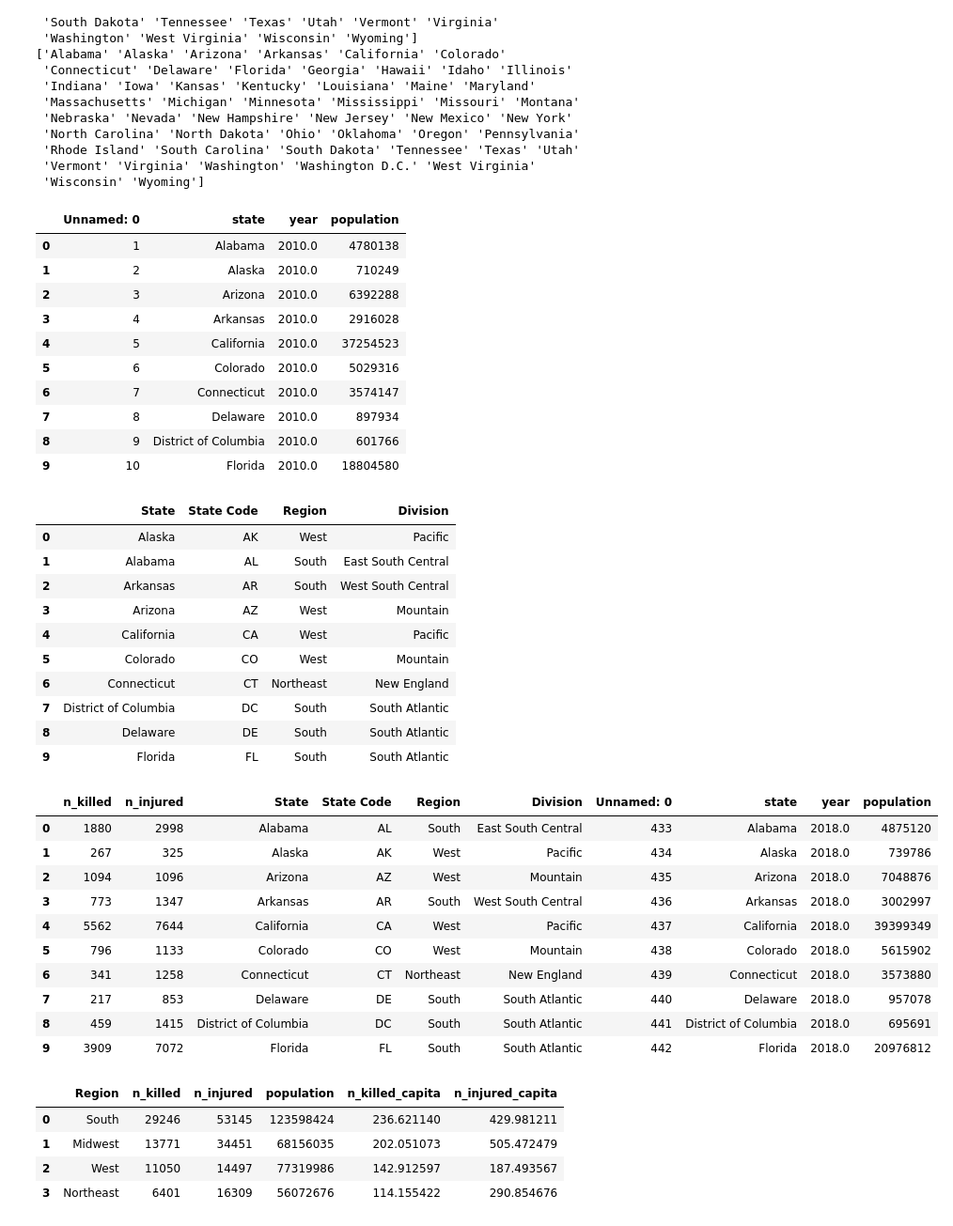
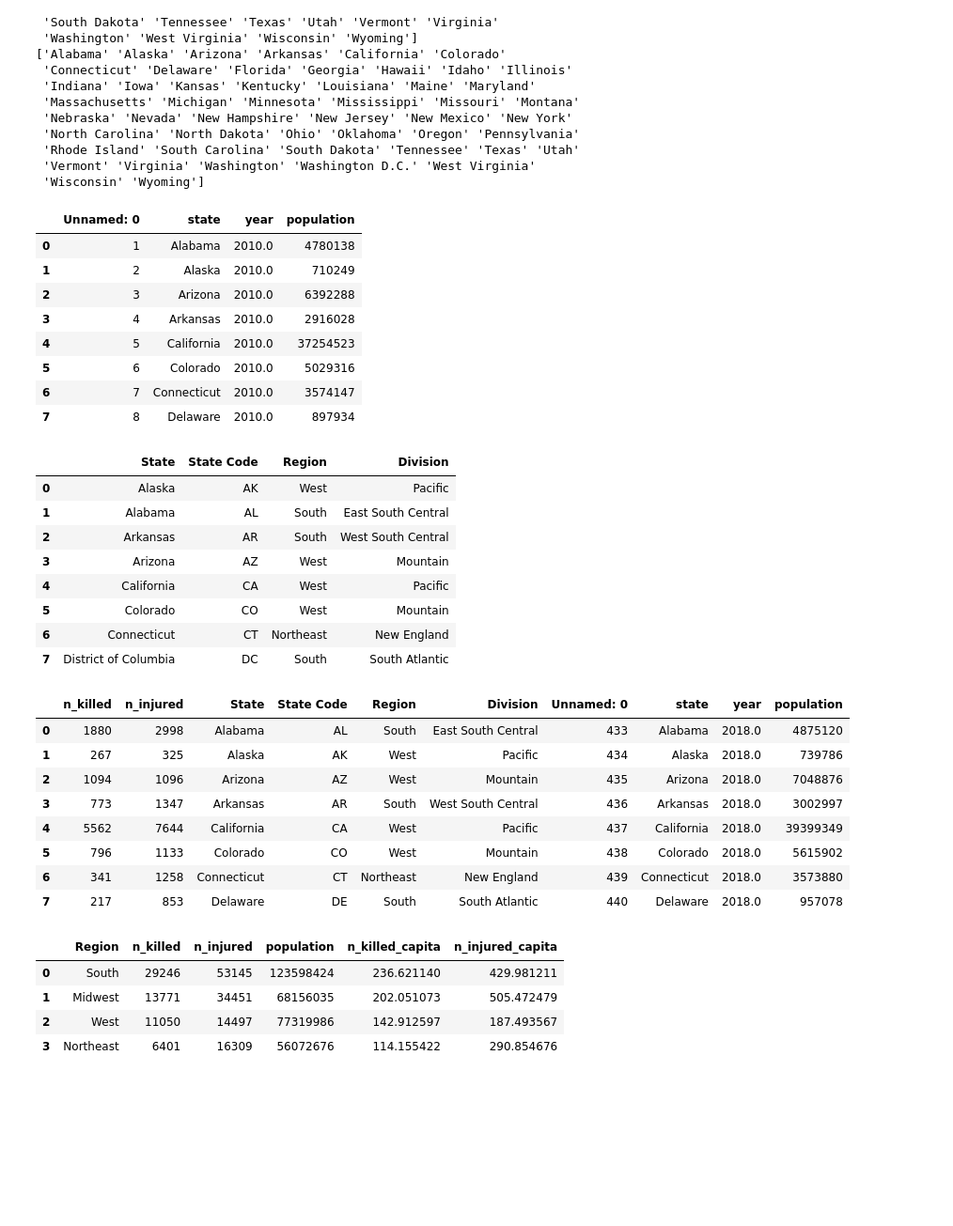
Before and after one commit to usefulmove/code, a Jupyter notebook: guns/guns.ipynb, the cells around one changed output. Shown at 94% size. Cells and saved outputs as stored; diff of their text form; code cells hidden in the pictures; blank space fills up the shorter version.

```diff
--- a/guns/guns.ipynb
+++ b/guns/guns.ipynb
@@ -110,7 +106,7 @@ print(set_two)
 # %%
 population = pd.read_csv("/content/gdrive/MyDrive/data/us-states-population-year.csv")
 
-display(population.head(10))
+display(population[:8])
 # %% [output]
 |  | Unnamed: 0 | state | year | population |
 | 0 | 1 | Alabama | 2010.0 | 4780138 |
@@ -121,12 +117,10 @@ display(population.head(10))
 | 5 | 6 | Colorado | 2010.0 | 5029316 |
 | 6 | 7 | Connecticut | 2010.0 | 3574147 |
 | 7 | 8 | Delaware | 2010.0 | 897934 |
-| 8 | 9 | District of Columbia | 2010.0 | 601766 |
-| 9 | 10 | Florida | 2010.0 | 18804580 |
 # %%
 states = pd.read_csv("/content/gdrive/MyDrive/data/us-states-regions-divisions.csv")
 
-display(states.head(10))
+display(states[:8])
 # %% [output]
 |  | State | State Code | Region | Division |
 | 0 | Alaska | AK | West | Pacific |
@@ -137,28 +131,24 @@ display(states.head(10))
 | 5 | Colorado | CO | West | Mountain |
 | 6 | Connecticut | CT | Northeast | New England |
 | 7 | District of Columbia | DC | South | South Atlantic |
-| 8 | Delaware | DE | South | South Atlantic |
-| 9 | Florida | FL | South | South Atlantic |
 # %%
 data_states = data[["state", "n_killed", "n_injured"]] \
     .groupby("state") \
     .aggregate("sum") \
     .merge(states, left_on="state", right_on="State") \
     .merge(population[population.year == 2018], left_on="State", right_on="state")
 
-display(data_states.head(10))
+display(data_states[:8])
 # %% [output]
 |  | n_killed | n_injured | State | State Code | Region | Division | Unnamed: 0 | state | year | population |
 | 0 | 1880 | 2998 | Alabama | AL | South | East South Central | 433 | Alabama | 2018.0 | 4875120 |
 | 1 | 267 | 325 | Alaska | AK | West | Pacific | 434 | Alaska | 2018.0 | 739786 |
 | 2 | 1094 | 1096 | Arizona | AZ | West | Mountain | 435 | Arizona | 2018.0 | 7048876 |
 | 3 | 773 | 1347 | Arkansas | AR | South | West South Central | 436 | Arkansas | 2018.0 | 3002997 |
 | 4 | 5562 | 7644 | California | CA | West | Pacific | 437 | California | 2018.0 | 39399349 |
 | 5 | 796 | 1133 | Colorado | CO | West | Mountain | 438 | Colorado | 2018.0 | 5615902 |
 | 6 | 341 | 1258 | Connecticut | CT | Northeast | New England | 439 | Connecticut | 2018.0 | 3573880 |
 | 7 | 217 | 853 | Delaware | DE | South | South Atlantic | 440 | Delaware | 2018.0 | 957078 |
-| 8 | 459 | 1415 | District of Columbia | DC | South | South Atlantic | 441 | District of Columbia | 2018.0 | 695691 |
-| 9 | 3909 | 7072 | Florida | FL | South | South Atlantic | 442 | Florida | 2018.0 | 20976812 |
 # %%
 data_regions = data_states \
     .groupby("Region") \
```
Also changed, not shown: parts of 4 cells of this notebook.
